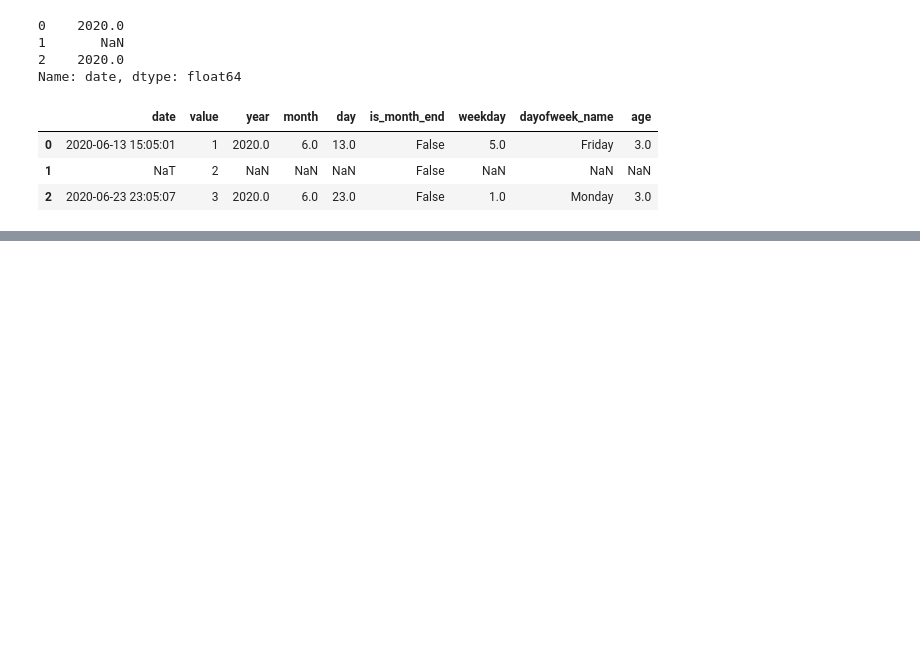
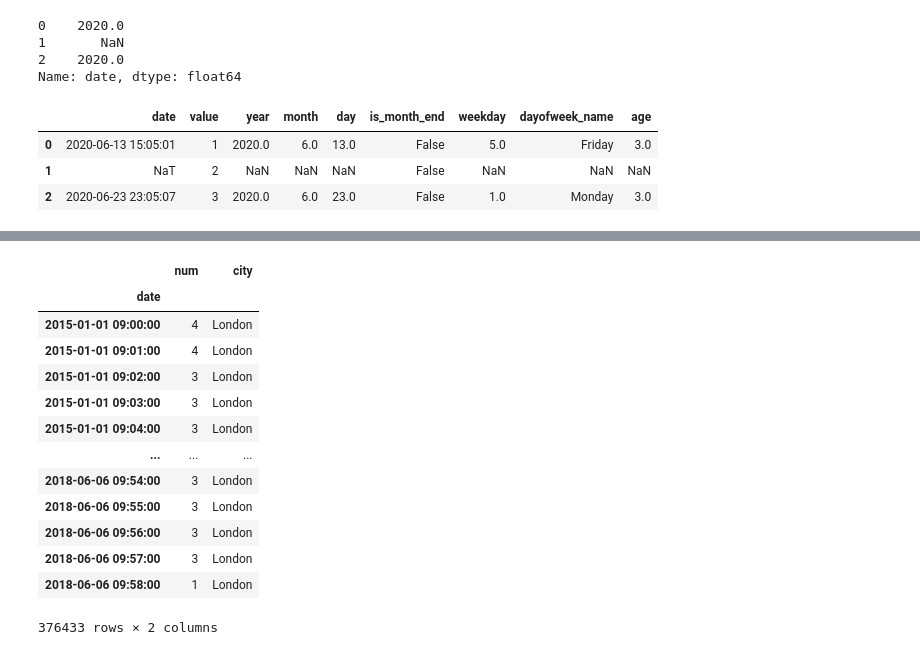
Before and after one commit to tussshar27/ipynb-files, a Jupyter notebook: 5.Python_Advance3.ipynb, the cells around one changed output, grey strips where cells are left out. Saved outputs shown, nothing was run; the diff lists cells and outputs as text; code cells hidden in the pictures; blank space fills up the shorter version.

```diff
--- a/5.Python_Advance3.ipynb
+++ b/5.Python_Advance3.ipynb
@@ -1128,0 +1164,19 @@ df
+# %%
+#setting index on date column
+df2 = df2.set_index(['date'])
+df2
+# %% [output]
+|  | num | city |
+| date |  |  |
+| 2015-01-01 09:00:00 | 4 | London |
+| 2015-01-01 09:01:00 | 4 | London |
+| 2015-01-01 09:02:00 | 3 | London |
+| 2015-01-01 09:03:00 | 3 | London |
+| 2015-01-01 09:04:00 | 3 | London |
+| ... | ... | ... |
+| 2018-06-06 09:54:00 | 3 | London |
+| 2018-06-06 09:55:00 | 3 | London |
+| 2018-06-06 09:56:00 | 3 | London |
+| 2018-06-06 09:57:00 | 3 | London |
+| 2018-06-06 09:58:00 | 1 | London |
+376433 rows × 2 columns
```
Also changed, not shown: parts of 84 cells of this notebook, 1 other file.
